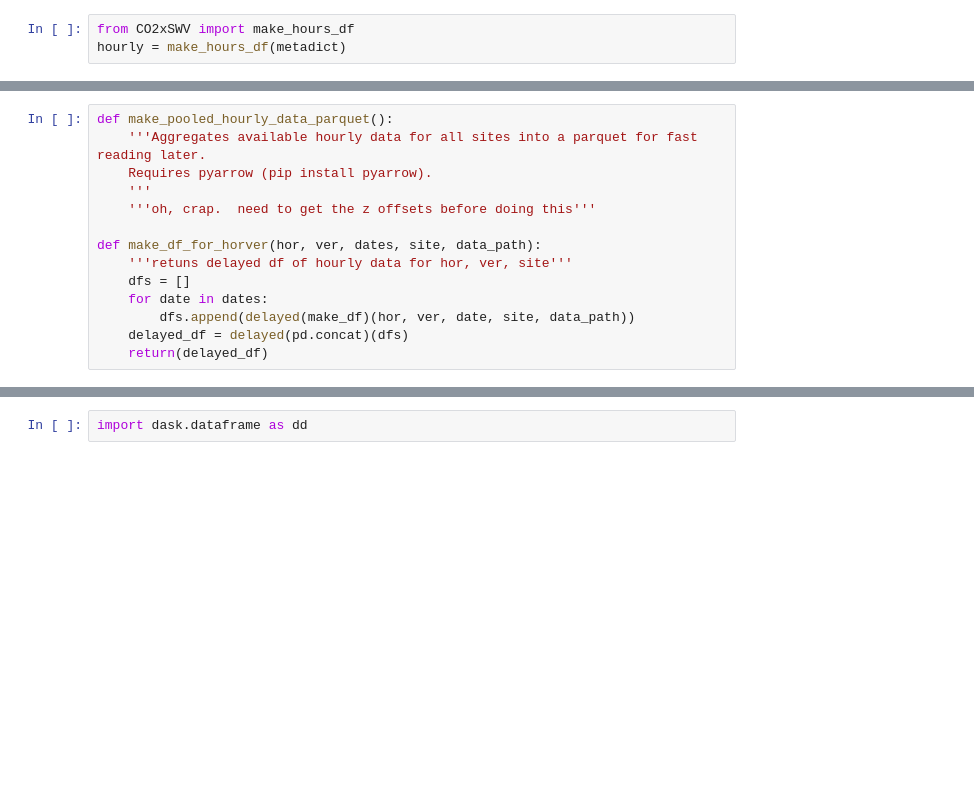
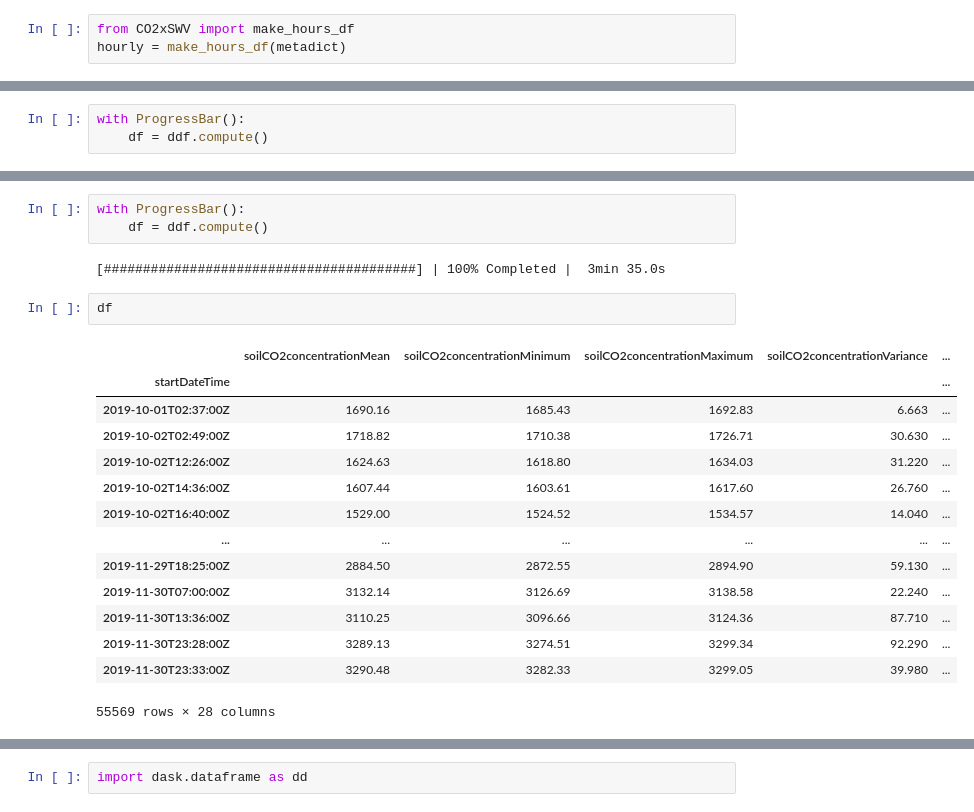
Before and after one commit to kulpojke/CO2xSWV, a Jupyter notebook: CO2xSWV.ipynb, the cells around one changed output, grey strips where cells are left out. Saved outputs shown, nothing was run; the diff lists cells and outputs as text; blank space fills up the shorter version.

```diff
--- a/CO2xSWV.ipynb
+++ b/CO2xSWV.ipynb
@@ -51,14 +57,0 @@ for i, col in enumerate(cols):
-# %%
-def make_pooled_hourly_data_parquet():
-    '''Aggregates available hourly data for all sites into a parquet for fast reading later.
-    Requires pyarrow (pip install pyarrow).
-    '''
-    '''oh, crap.  need to get the z offsets before doing this'''
-
-def make_df_for_horver(hor, ver, dates, site, data_path):
-    '''retuns delayed df of hourly data for hor, ver, site'''
-    dfs = []
-    for date in dates:
-        dfs.append(delayed(make_df)(hor, ver, date, site, data_path))
-    delayed_df = delayed(pd.concat)(dfs)
-    return(delayed_df)
@@ -64,0 +218,3 @@ def make_df_for_horver(hor, ver, dates, site, data_path):
+# %%
+with ProgressBar():
+    df = ddf.compute()
@@ -64,0 +287,22 @@ def make_df_for_horver(hor, ver, dates, site, data_path):
+# %%
+with ProgressBar():
+    df = ddf.compute()
+# %% [output]
+[########################################] | 100% Completed |  3min 35.0s
+# %%
+df
+# %% [output]
+|  | soilCO2concentrationMean | soilCO2concentrationMinimum | soilCO2concentrationMaximum | soilCO2concentrationVariance | ... |
+| startDateTime |  |  |  |  | ... |
+| 2019-10-01T02:37:00Z | 1690.16 | 1685.43 | 1692.83 | 6.663 | ... |
+| 2019-10-02T02:49:00Z | 1718.82 | 1710.38 | 1726.71 | 30.630 | ... |
+| 2019-10-02T12:26:00Z | 1624.63 | 1618.80 | 1634.03 | 31.220 | ... |
+| 2019-10-02T14:36:00Z | 1607.44 | 1603.61 | 1617.60 | 26.760 | ... |
+| 2019-10-02T16:40:00Z | 1529.00 | 1524.52 | 1534.57 | 14.040 | ... |
+| ... | ... | ... | ... | ... | ... |
+| 2019-11-29T18:25:00Z | 2884.50 | 2872.55 | 2894.90 | 59.130 | ... |
+| 2019-11-30T07:00:00Z | 3132.14 | 3126.69 | 3138.58 | 22.240 | ... |
+| 2019-11-30T13:36:00Z | 3110.25 | 3096.66 | 3124.36 | 87.710 | ... |
+| 2019-11-30T23:28:00Z | 3289.13 | 3274.51 | 3299.34 | 92.290 | ... |
+| 2019-11-30T23:33:00Z | 3290.48 | 3282.33 | 3299.05 | 39.980 | ... |
+55569 rows × 28 columns
```
Also changed, not shown: parts of 21 cells of this notebook.
